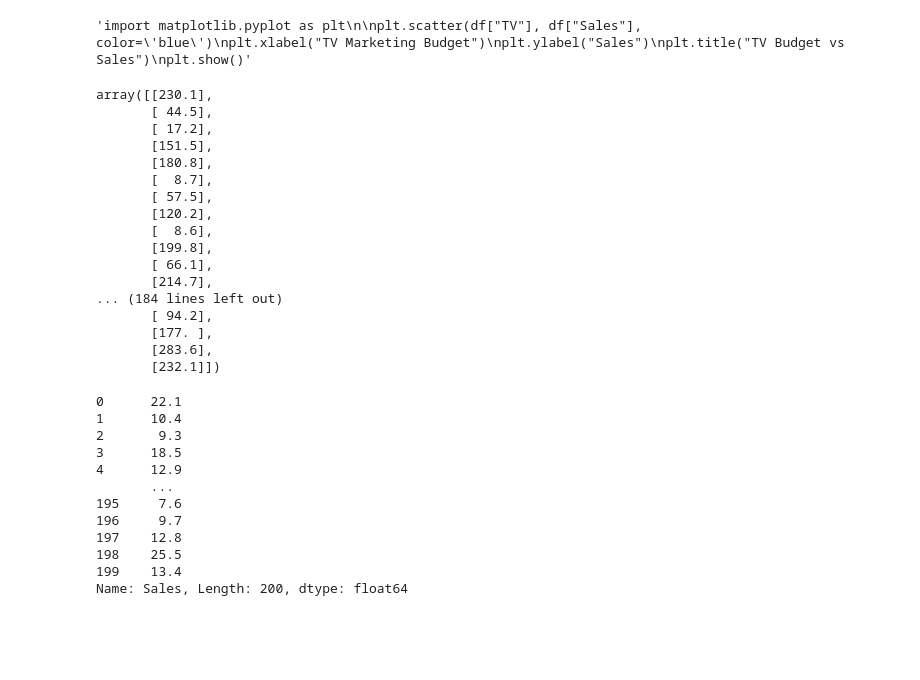
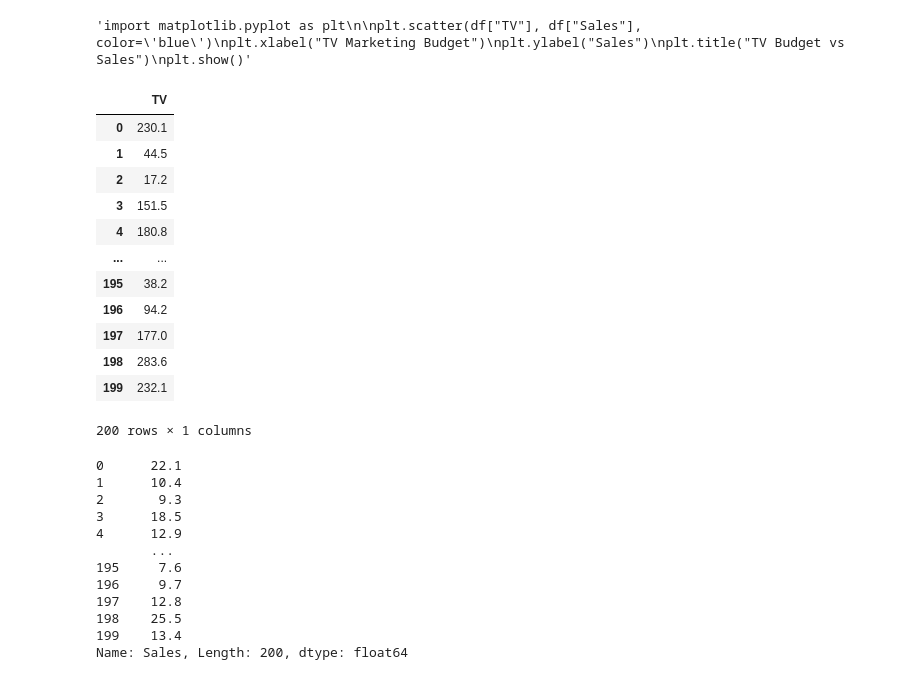
Before and after one commit to kethavathsiri/MachineLearning, a Jupyter notebook: week3/Regression.ipynb, the cells around one changed output. Cells and saved outputs as stored; diff of their text form; code cells hidden in the pictures; blank space fills up the shorter version.

```diff
--- a/week3/Regression.ipynb
+++ b/week3/Regression.ipynb
@@ -104,24 +104,20 @@ plt.show()"""
 'import matplotlib.pyplot as plt\n\nplt.scatter(df["TV"], df["Sales"], color=\'blue\')\nplt.xlabel("TV Marketing Budget")\nplt.ylabel("Sales")\nplt.title("TV Budget vs Sales")\nplt.show()'
 # %%
 #X=df.iloc[:,:-1]#pandas independent
-X=df.iloc[:,:-1].values #numpy to get as array(Tv)
+X=df[["TV"]] #numpy to get as array(Tv)
 X
 # %% [output]
+|  | TV |
+| 0 | 230.1 |
+| 1 | 44.5 |
+| 2 | 17.2 |
+| 3 | 151.5 |
+| 4 | 180.8 |
+| ... | ... |
+| 195 | 38.2 |
+| 196 | 94.2 |
+| 197 | 177.0 |
+| 198 | 283.6 |
+| 199 | 232.1 |
-array([[230.1],
-       [ 44.5],
-       [ 17.2],
-       [151.5],
-       [180.8],
-       [  8.7],
-       [ 57.5],
-       [120.2],
-       [  8.6],
-       [199.8],
-       [ 66.1],
-       [214.7],
-... (184 lines left out)
-       [ 94.2],
-       [177. ],
-       [283.6],
-       [232.1]])
+200 rows × 1 columns
 # %%
```
Also changed, not shown: parts of 13 cells of this notebook, 3 other files.
